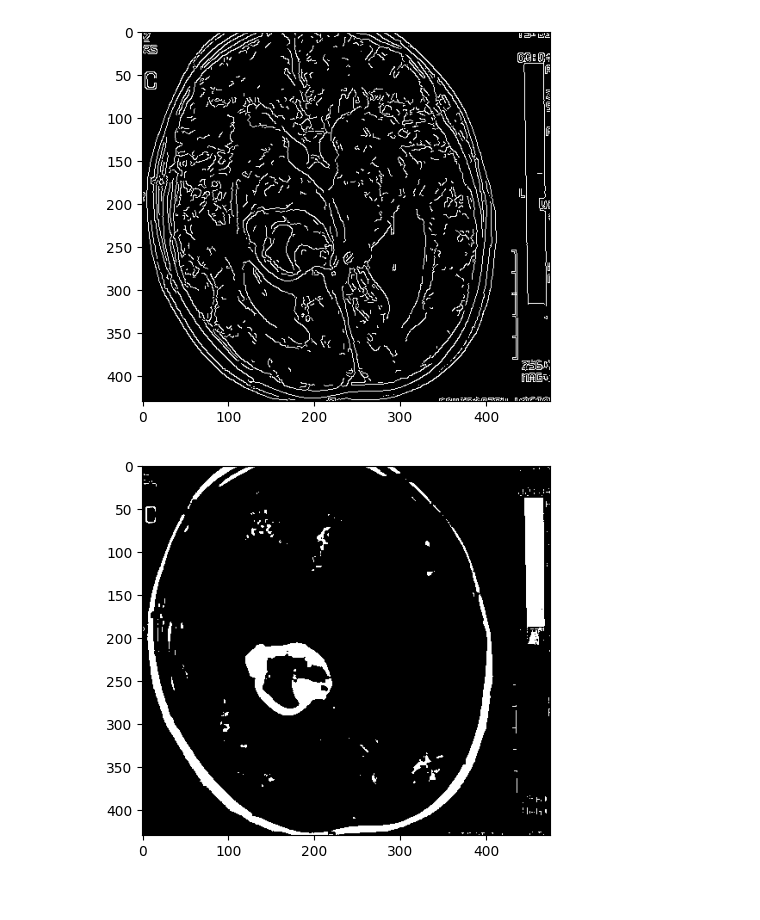
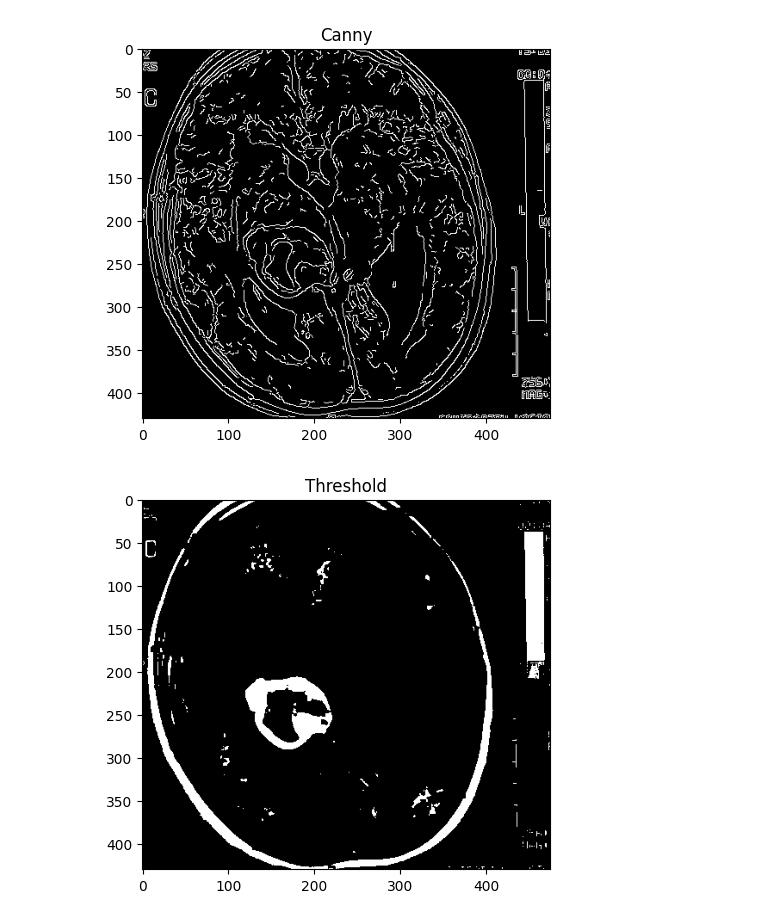
Before and after one commit to imbilalyilmaz/Bedlab_Beyin-Tumor, a Jupyter notebook: main.ipynb, the cells around one changed output. Drawn from its saved outputs; the diff is of its cells as text; code cells hidden in the pictures.

```diff
--- a/main.ipynb
+++ b/main.ipynb
@@ -22,14 +22,14 @@ plt.show()
 # %%
 canny = cv.Canny(clahe_img, 125, 175)
 
-plt.imshow(canny, cmap='gray')
+plt.imshow(canny, cmap='gray'), plt.title('Canny')
 plt.show()
 # %% [output]
-[figure, old version]
+[figure, new version]
 # %%
 ret, thresh = cv.threshold(clahe_img, 175, 255, cv.THRESH_BINARY)
 
-plt.imshow(thresh, cmap='gray')
+plt.imshow(thresh, cmap='gray'), plt.title('Threshold')
 plt.show()
 # %% [output]
-[figure, old version]
+[figure, new version]
```
Also changed, not shown: parts of 2 cells of this notebook.
